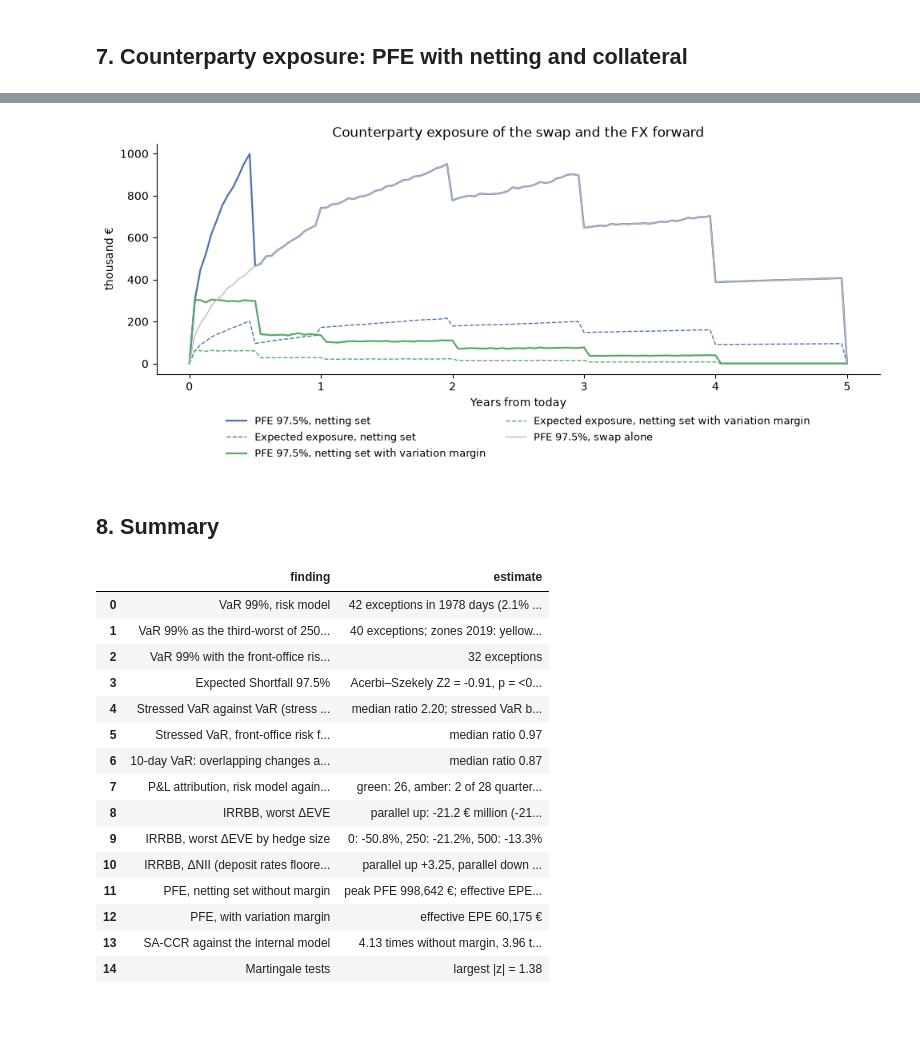
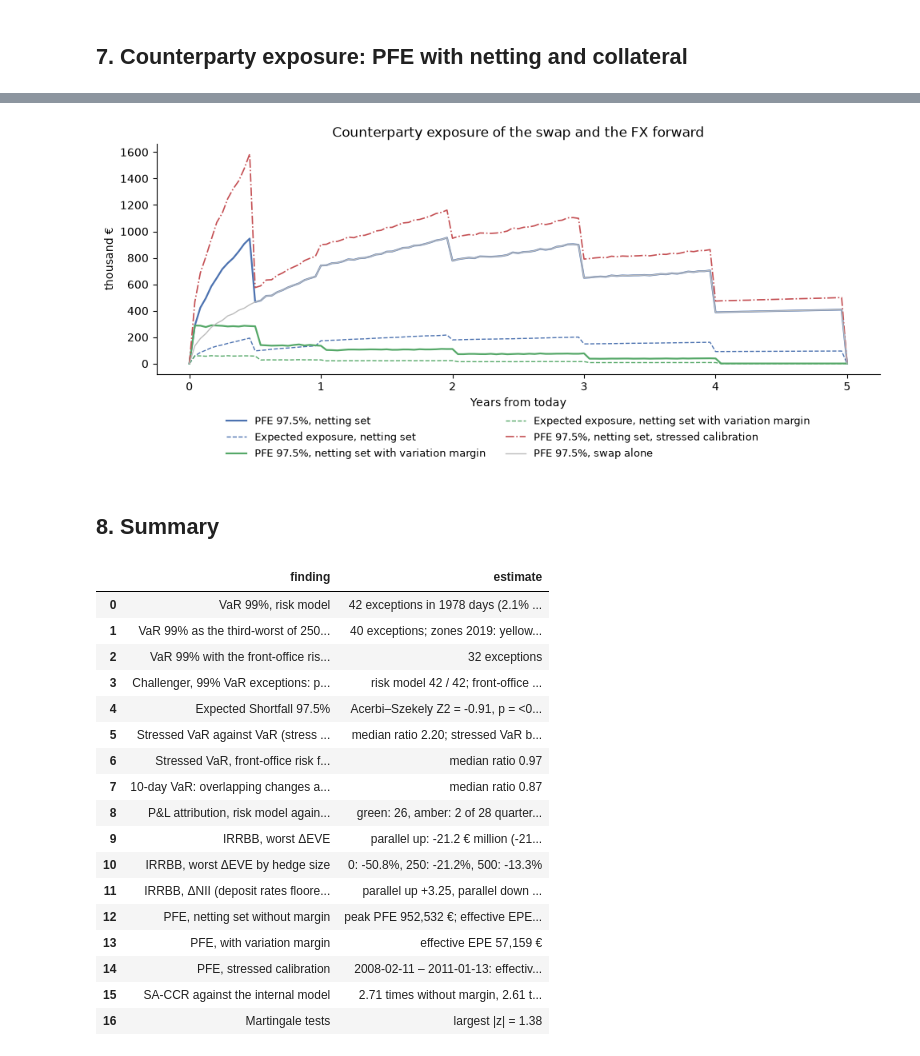
Before and after one commit to MangirdasMikalkenas/Weather_as_a_price_driver_-_Lithuanian_day-ahead_power_prices-_2023-2026, a Jupyter notebook: notebooks/05_bank_portfolio.ipynb, the cells around one changed output, grey strips where cells are left out. Cells and saved outputs as stored; diff of their text form; code cells hidden in the pictures; blank space fills up the shorter version.

```diff
--- a/notebooks/05_bank_portfolio.ipynb
+++ b/notebooks/05_bank_portfolio.ipynb
@@ -514,8 +583,29 @@ Hull-White sigma 50 bp a year (a = 0.03); FX volatility 7.1%; correlation of rat
 # %%
-netted = swap_paths + forward_paths
+# Stressed calibration (CRR Art. 292(2)): three years of data that include a period of stress. The data have no
+# counterparty credit spreads, so the stressed window is the three-year window since 2004 whose parameters give the
+# netting set its largest effective EPE, searched every STRESS_STEP days with fewer paths and the same random numbers.
+def netting_effective_epe(params, paths):
+    _, _, _, swap_values, forward_values, _ = simulate_netting_set(paths=paths, **params)
+    return effective_epe(TIMES, exposure_profile(swap_values + forward_values, PFE_QUANTILE)[0])
+
+
+calibration_starts = np.arange(0, len(D_AAA) - CALIBRATION_DAYS + 1, STRESS_STEP)
+search = [netting_effective_epe(calibrate(np.arange(s, s + CALIBRATION_DAYS)), STRESS_SEARCH_PATHS)
+          for s in calibration_starts]
+stress_start = int(calibration_starts[int(np.argmax(search))])
+STRESSED = calibrate(np.arange(stress_start, stress_start + CALIBRATION_DAYS))
+stress_calibration_period = f"{DATES[stress_start].date()} – {DATES[stress_start + CALIBRATION_DAYS].date()}"
+_, _, _, stressed_swap, stressed_forward, stressed_flows = simulate_netting_set(**STRESSED)
+print(f"Stressed calibration, {stress_calibration_period}: Hull-White sigma {1e4 * STRESSED['sigma']:.0f} bp a year; "
+      f"FX volatility {100 * STRESSED['sigma_fx']:.1f}%; correlation of rate and FX changes {STRESSED['rho']:+.2f}")
+
+netted, stressed_netted = swap_paths + forward_paths, stressed_swap + stressed_forward
 sets = {"swap alone": (swap_paths, SWAP["maturity"]), "FX forward alone": (forward_paths, FX_FORWARD["maturity"]),
         "netting set": (netted, SWAP["maturity"]),
-        "netting set with variation margin": (collateralised_values(netted, netting_cash_flows), SWAP["maturity"])}
+        "netting set with variation margin": (collateralised_values(netted, netting_cash_flows), SWAP["maturity"]),
+        "netting set, stressed calibration": (stressed_netted, SWAP["maturity"]),
+        "netting set with variation margin, stressed calibration":
+            (collateralised_values(stressed_netted, stressed_flows), SWAP["maturity"])}
 profiles, rows = {}, []
 for name, (values, maturity) in sets.items():
     ee, pfe = exposure_profile(values, PFE_QUANTILE)
@@ -534,11 +624,18 @@ trades = [{"kind": "ir", "notional": SWAP["notional"], "start": 0.0, "end": floa
           {"kind": "fx", "notional": FX_FORWARD["usd_notional"] / FX[-1], "maturity": FX_FORWARD["maturity"], "delta": 1}]
 sa_unmargined, sa_parts = sa_ccr_ead(trades)
 sa_margined, _ = sa_ccr_ead(trades, margined=True)
-benchmark = pd.DataFrame({
-    "internal model, 1.4 x effective EPE, €": [exposure_table.loc["netting set", "EAD = 1.4 x effective EPE, €"],
-                                               exposure_table.loc["netting set with variation margin", "EAD = 1.4 x effective EPE, €"]],
-    "SA-CCR, €": [sa_unmargined, sa_margined]}, index=["without margin", "with variation margin"])
-benchmark["SA-CCR / internal model"] = benchmark["SA-CCR, €"] / benchmark["internal model, 1.4 x effective EPE, €"]
+
+
+def internal_ead(name):
+    # CRR Art. 284(3)-(4): alpha times the higher effective EPE of the current and the stressed calibration
+    return IMM_ALPHA * max(exposure_table.loc[name, "effective EPE, €"],
+                           exposure_table.loc[f"{name}, stressed calibration", "effective EPE, €"])
+
+
+EAD_COLUMN = "internal model, 1.4 x the higher effective EPE (current or stressed), €"
+benchmark = pd.DataFrame({EAD_COLUMN: [internal_ead("netting set"), internal_ead("netting set with variation margin")],
+                          "SA-CCR, €": [sa_unmargined, sa_margined]}, index=["without margin", "with variation margin"])
+benchmark["SA-CCR / internal model"] = benchmark["SA-CCR, €"] / benchmark[EAD_COLUMN]
 print(f"Netting benefit on the EPE over one year: {100 * netting_benefit:.0f}%")
 display(exposure_table.round({c: 0 for c in exposure_table.columns} | {"at year": 2}))
 benchmark.round(2)
@@ -584,17 +684,19 @@ pfe_sensitivity.round(2)
 # %%
 fig, ax = plt.subplots(figsize=(10, 4.6))
 for name, color in [("netting set", "#4c72b0"), ("netting set with variation margin", "#55a868")]:
     ee, pfe = profiles[name]
     ax.plot(TIMES, pfe / 1e3, color=color, lw=1.6, label=f"PFE 97.5%, {name}")
     ax.plot(TIMES, ee / 1e3, color=color, lw=1.0, ls="--", label=f"Expected exposure, {name}")
+ax.plot(TIMES, profiles["netting set, stressed calibration"][1] / 1e3, color="#c44e52", lw=1.2, ls="-.",
+        label="PFE 97.5%, netting set, stressed calibration")
 ax.plot(TIMES, profiles["swap alone"][1] / 1e3, color="#bbbbbb", lw=1.0, label="PFE 97.5%, swap alone")
 ax.set(xlabel="Years from today", ylabel="thousand €", title="Counterparty exposure of the swap and the FX forward")
 ax.legend(loc="upper center", bbox_to_anchor=(0.5, -0.14), ncol=2, frameon=False, fontsize=9)
 fig.tight_layout()
 save(fig, "q5_pfe")
 plt.show()
 # %% [output]
-[figure, old version]
+[figure, new version]
 # %% [markdown]
 ## 8. Summary
 # %%
@@ -608,6 +710,10 @@ rows = [["VaR 99%, risk model", f"{row['hits']} exceptions in {row['days']} days
         ["VaR 99% as the third-worst of 250 losses", f"{v.loc['VaR 99%, third-worst loss', 'hits']} exceptions; "
          f"zones {v.loc['VaR 99%, third-worst loss', 'zones by year']}"],
         ["VaR 99% with the front-office risk factors", f"{v.loc['VaR 99%, front-office risk factors', 'hits']} exceptions"],
+        ["Challenger, 99% VaR exceptions: plain / volatility-scaled HS",
+         f"risk model {exceptions_2x2.loc[PROXY, 'plain 250-day HS']} / {exceptions_2x2.loc[PROXY, 'volatility-scaled HS']}; "
+         f"front-office risk factors {exceptions_2x2.loc[RIGHT, 'plain 250-day HS']} / "
+         f"{exceptions_2x2.loc[RIGHT, 'volatility-scaled HS']}; about {len(risk) * (1 - VAR_LEVEL):.0f} expected"],
         ["Expected Shortfall 97.5%", f"Acerbi–Szekely Z2 = {z2:.2f}, p = {p_text(p_z2)}"],
         ["Stressed VaR against VaR (stress period chosen at each year-end)",
          f"median ratio {stressed_ratio.median():.2f}; stressed VaR below VaR on {int((stressed_ratio < 1).sum())} days; "
@@ -628,6 +734,10 @@ rows = [["VaR 99%, risk model", f"{row['hits']} exceptions in {row['days']} days
         ["PFE, netting set without margin", f"peak PFE {exposure_table.loc['netting set', 'peak PFE 97.5%, €']:,.0f} €; "
          f"effective EPE {exposure_table.loc['netting set', 'effective EPE, €']:,.0f} €; netting benefit {100 * netting_benefit:.0f}%"],
         ["PFE, with variation margin", f"effective EPE {exposure_table.loc['netting set with variation margin', 'effective EPE, €']:,.0f} €"],
+        ["PFE, stressed calibration", f"{stress_calibration_period}: effective EPE "
+         f"{exposure_table.loc['netting set, stressed calibration', 'effective EPE, €']:,.0f} € without margin, "
+         f"{exposure_table.loc['netting set with variation margin, stressed calibration', 'effective EPE, €']:,.0f} € with margin; "
+         f"EAD {benchmark.loc['without margin', EAD_COLUMN]:,.0f} € and {benchmark.loc['with variation margin', EAD_COLUMN]:,.0f} €"],
         ["SA-CCR against the internal model", f"{benchmark.loc['without margin', 'SA-CCR / internal model']:.2f} times without margin, "
          f"{benchmark.loc['with variation margin', 'SA-CCR / internal model']:.2f} times with margin"],
         ["Martingale tests", f"largest |z| = {pd.DataFrame(checks)['z'].abs().max():.2f}"]]
@@ -640,15 +750,17 @@ summary
 | 0 | VaR 99%, risk model | 42 exceptions in 1978 days (2.1% ... |
 | 1 | VaR 99% as the third-worst of 250... | 40 exceptions; zones 2019: yellow... |
 | 2 | VaR 99% with the front-office ris... | 32 exceptions |
-| 3 | Expected Shortfall 97.5% | Acerbi–Szekely Z2 = -0.91, p = <0... |
-| 4 | Stressed VaR against VaR (stress ... | median ratio 2.20; stressed VaR b... |
-| 5 | Stressed VaR, front-office risk f... | median ratio 0.97 |
-| 6 | 10-day VaR: overlapping changes a... | median ratio 0.87 |
-| 7 | P&L attribution, risk model again... | green: 26, amber: 2 of 28 quarter... |
-| 8 | IRRBB, worst ΔEVE | parallel up: -21.2 € million (-21... |
-| 9 | IRRBB, worst ΔEVE by hedge size | 0: -50.8%, 250: -21.2%, 500: -13.3% |
-| 10 | IRRBB, ΔNII (deposit rates floore... | parallel up +3.25, parallel down ... |
-| 11 | PFE, netting set without margin | peak PFE 998,642 €; effective EPE... |
-| 12 | PFE, with variation margin | effective EPE 60,175 € |
-| 13 | SA-CCR against the internal model | 4.13 times without margin, 3.96 t... |
-| 14 | Martingale tests | largest |z| = 1.38 |
+| 3 | Challenger, 99% VaR exceptions: p... | risk model 42 / 42; front-office ... |
+| 4 | Expected Shortfall 97.5% | Acerbi–Szekely Z2 = -0.91, p = <0... |
+| 5 | Stressed VaR against VaR (stress ... | median ratio 2.20; stressed VaR b... |
+| 6 | Stressed VaR, front-office risk f... | median ratio 0.97 |
+| 7 | 10-day VaR: overlapping changes a... | median ratio 0.87 |
+| 8 | P&L attribution, risk model again... | green: 26, amber: 2 of 28 quarter... |
+| 9 | IRRBB, worst ΔEVE | parallel up: -21.2 € million (-21... |
+| 10 | IRRBB, worst ΔEVE by hedge size | 0: -50.8%, 250: -21.2%, 500: -13.3% |
+| 11 | IRRBB, ΔNII (deposit rates floore... | parallel up +3.25, parallel down ... |
+| 12 | PFE, netting set without margin | peak PFE 952,532 €; effective EPE... |
+| 13 | PFE, with variation margin | effective EPE 57,159 € |
+| 14 | PFE, stressed calibration | 2008-02-11 – 2011-01-13: effectiv... |
+| 15 | SA-CCR against the internal model | 2.71 times without margin, 2.61 t... |
+| 16 | Martingale tests | largest |z| = 1.38 |
```
Also changed, not shown: parts of 8 cells of this notebook, 10 other files.
